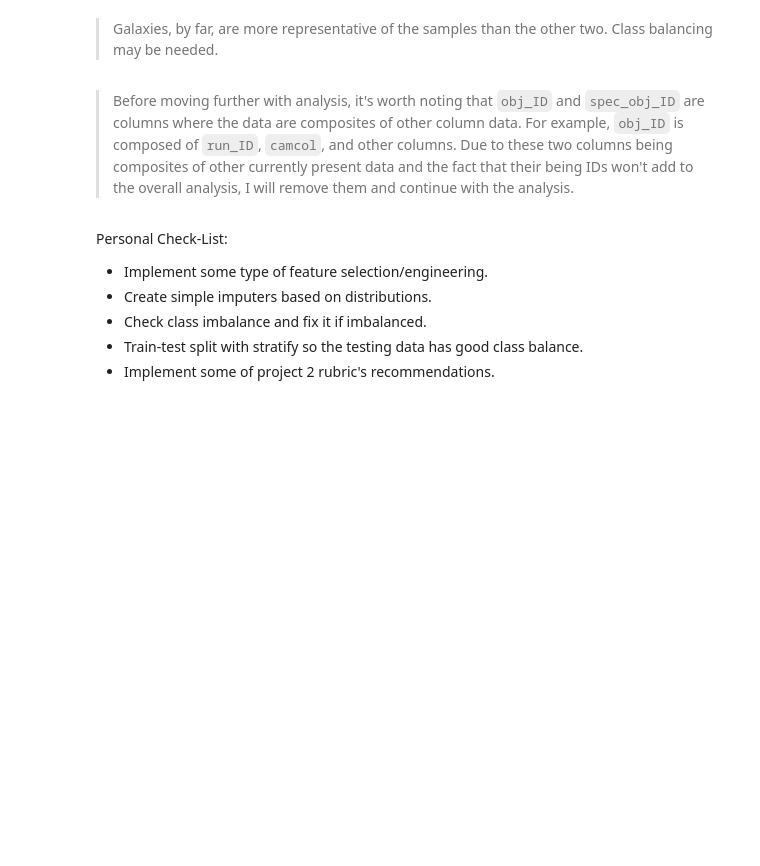
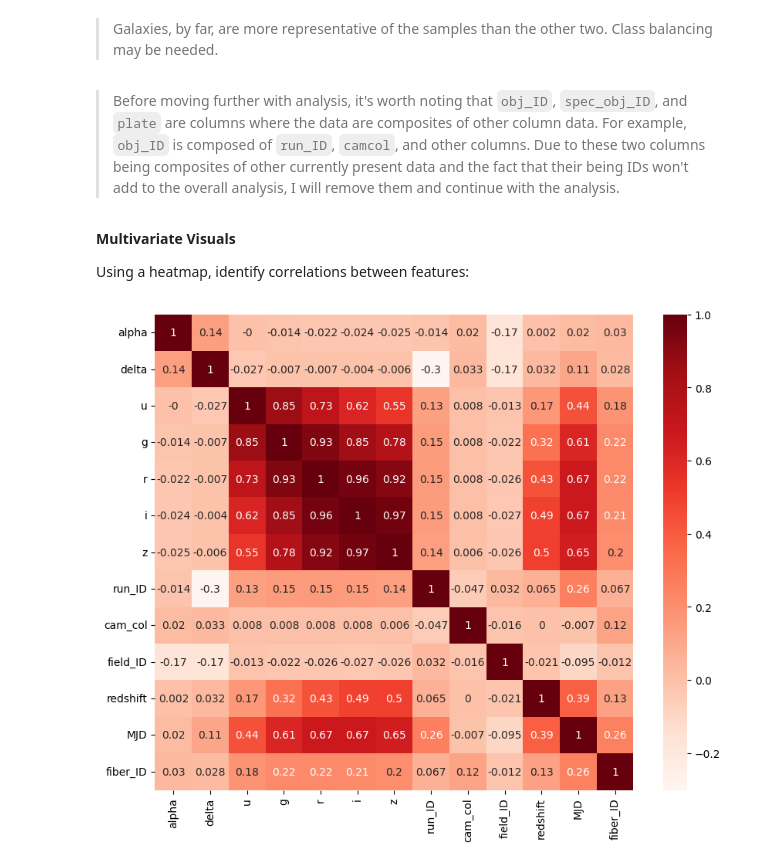
Before and after one commit to john-a-dixon/stellar-object-classification, a Jupyter notebook: stellar.ipynb, the cells around one changed output. Saved outputs shown, nothing was run; the diff lists cells and outputs as text; code cells hidden in the pictures; blank space fills up the shorter version.

```diff
--- a/stellar.ipynb
+++ b/stellar.ipynb
@@ -231,11 +230,16 @@ Text(0.5, 1.0, 'Class frequency')
 # %% [markdown]
 > Galaxies, by far, are more representative of the samples than the other two. Class balancing may be needed.
 # %% [markdown]
-> Before moving further with analysis, it's worth noting that `obj_ID` and `spec_obj_ID` are columns where the data are composites of other column data. For example, `obj_ID` is composed of `run_ID`, `camcol`, and other columns. Due to these two columns being composites of other currently present data and the fact that their being IDs won't add to the overall analysis, I will remove them and continue with the analysis.
+> Before moving further with analysis, it's worth noting that `obj_ID`, `spec_obj_ID`, and `plate` are columns where the data are composites of other column data. For example, `obj_ID` is composed of `run_ID`, `camcol`, and other columns. Due to these two columns being composites of other currently present data and the fact that their being IDs won't add to the overall analysis, I will remove them and continue with the analysis.
-# %% [markdown]
-Personal Check-List:
-- Implement some type of feature selection/engineering.
-- Create simple imputers based on distributions.
-- Check class imbalance and fix it if imbalanced.
-- Train-test split with stratify so the testing data has good class balance.
-- Implement some of project 2 rubric's recommendations.
+# %%
+stellar_df.drop(columns=["obj_ID", "spec_obj_ID", "plate"], inplace=True)
+# %% [markdown]
+**Multivariate Visuals**
+
+Using a heatmap, identify correlations between features:
+# %%
+plt.figure(figsize=(10, 8))
+correlations = round(stellar_df.corr(numeric_only=True), 3)
+sns.heatmap(correlations, cmap='Reds', annot=True);
+# %% [output]
+[figure, added]
```
Also changed, not shown: parts of 8 cells of this notebook.
